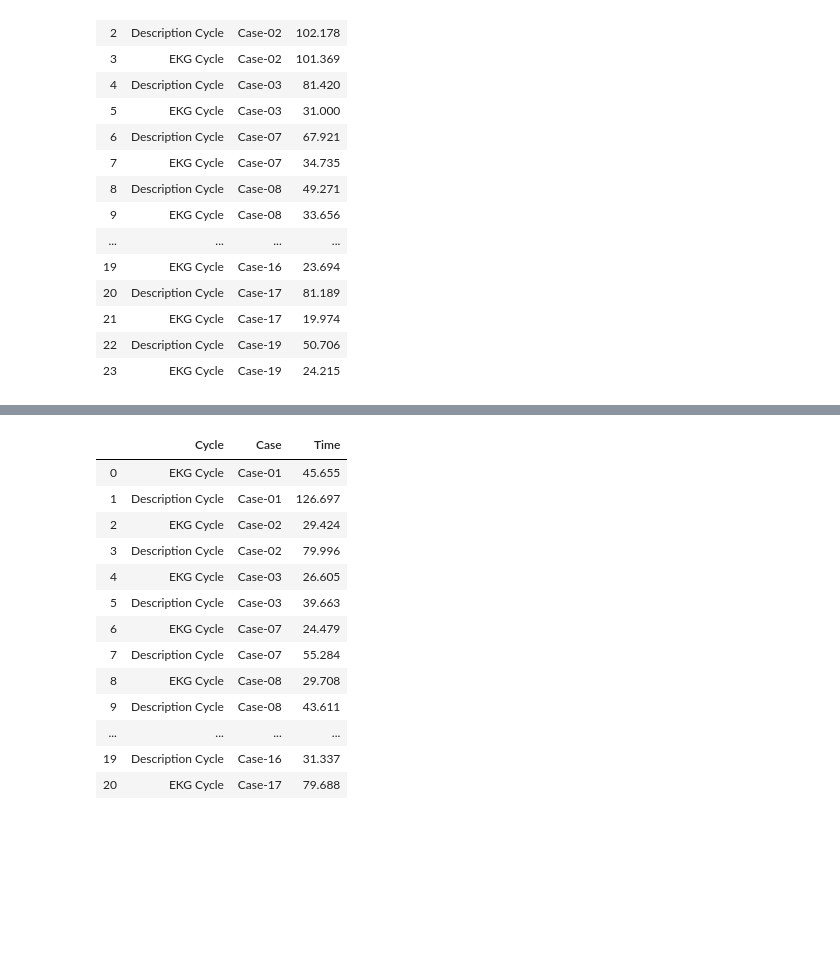
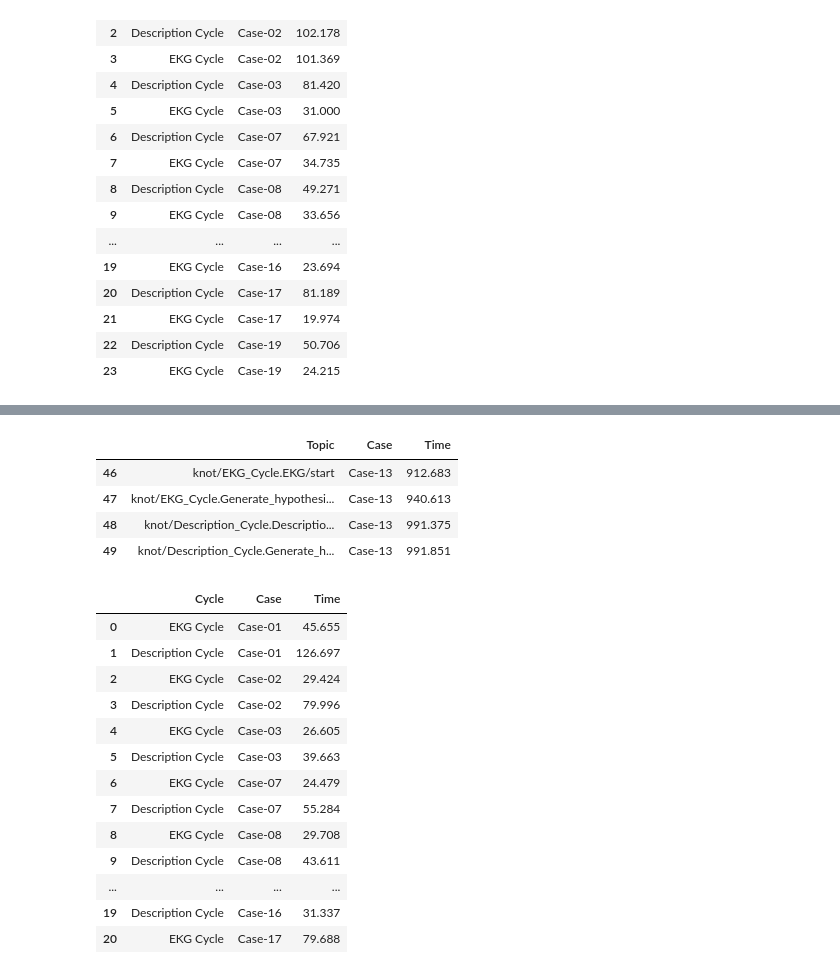
Before and after one commit to harena-lab/harena-analytics, a Jupyter notebook: resources/nl-experiment1/t-student_analysis.ipynb, the cells around one changed output, grey strips where cells are left out. Saved outputs shown, nothing was run; the diff lists cells and outputs as text; code cells hidden in the pictures; blank space fills up the shorter version.

```diff
--- a/resources/nl-experiment1/t-student_analysis.ipynb
+++ b/resources/nl-experiment1/t-student_analysis.ipynb
@@ -764,3 +812,11 @@ time_cycle_groupB = time_per_cycle(users_time_groupB_b, "EKG First")
+# %%
+users_time_groupB_b[108][users_time_groupB_b[108]["Case"] == "Case-13"].sort_values("Time")
+# %% [output]
+|  | Topic | Case | Time |
+| 46 | knot/EKG_Cycle.EKG/start | Case-13 | 912.683 |
+| 47 | knot/EKG_Cycle.Generate_hypothesi... | Case-13 | 940.613 |
+| 48 | knot/Description_Cycle.Descriptio... | Case-13 | 991.375 |
+| 49 | knot/Description_Cycle.Generate_h... | Case-13 | 991.851 |
 # %%
 time_cycle_groupB[86]
 # %% [output]
```
Also changed, not shown: parts of 27 cells of this notebook, 2 other files.
